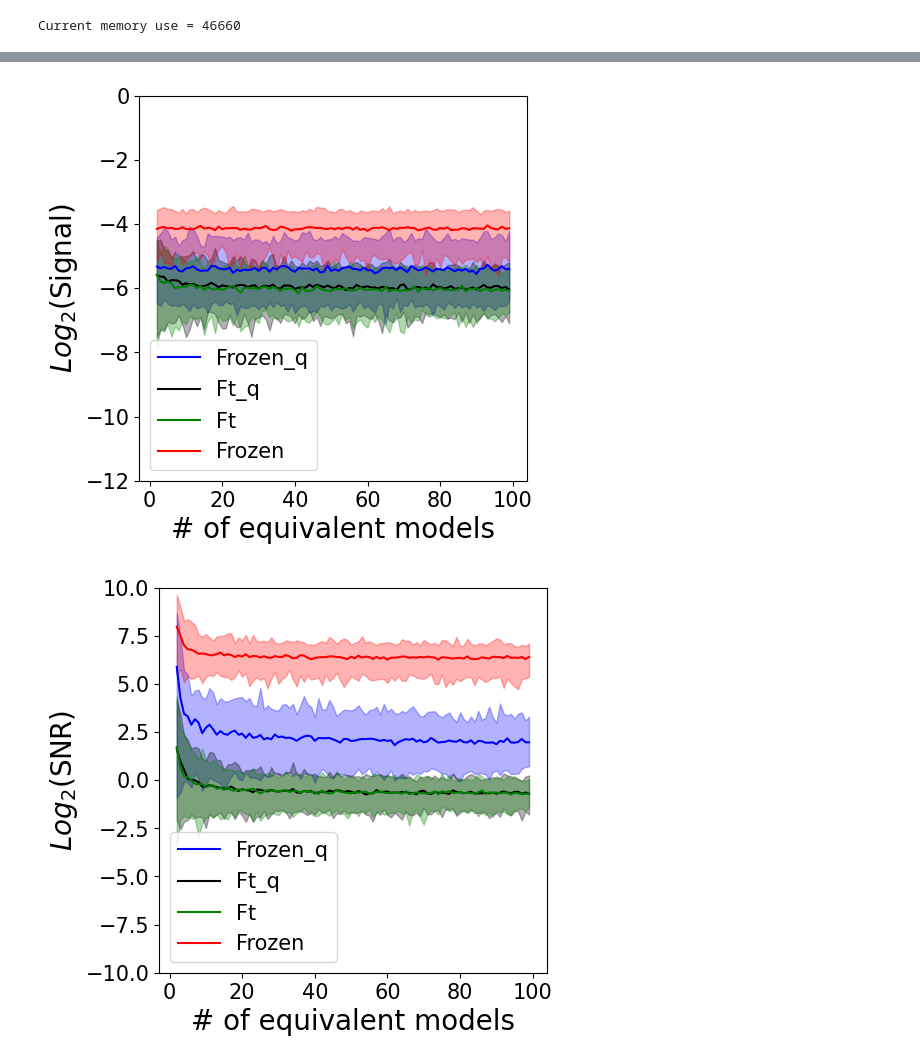
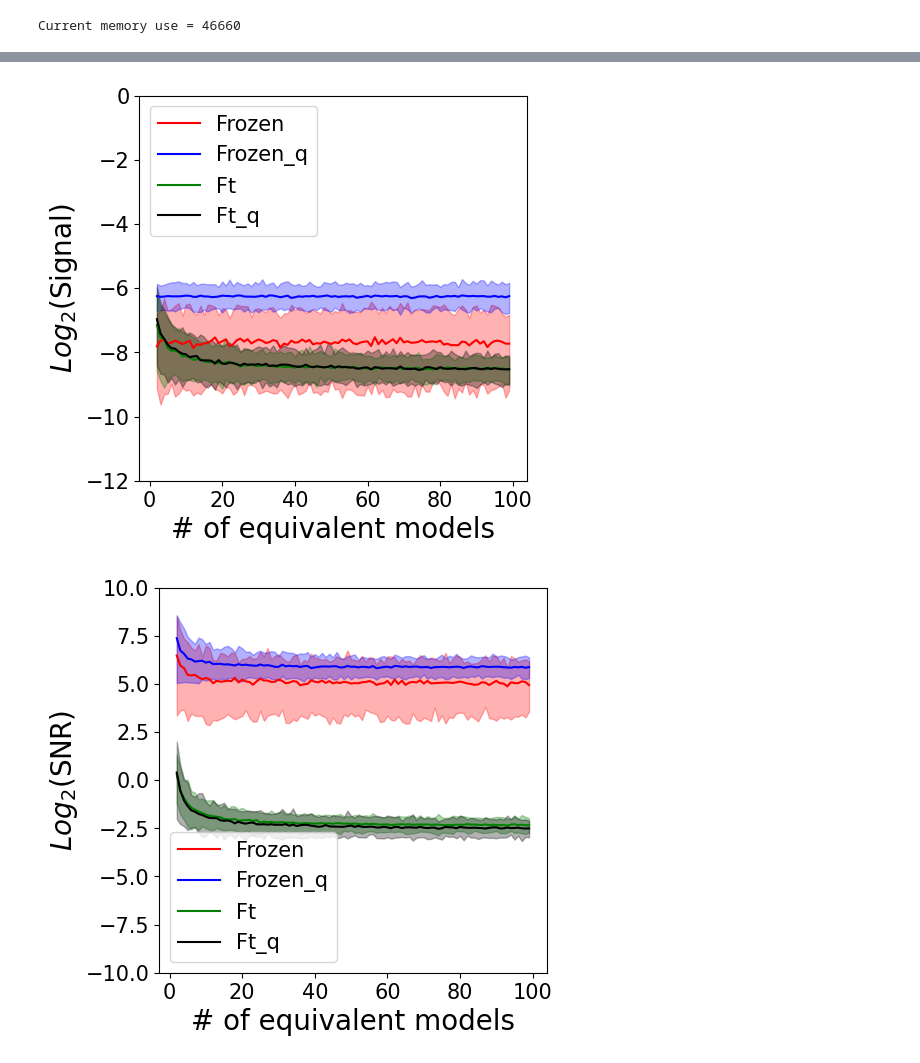
Before and after one commit to jebogaert/Fine-tuning-surface-analysis, a Jupyter notebook: Experiment.ipynb, the cells around one changed output, grey strips where cells are left out. Drawn from its saved outputs; the diff is of its cells as text; code cells hidden in the pictures.

```diff
--- a/Experiment.ipynb
+++ b/Experiment.ipynb
@@ -1289,38 +1306,3 @@ def seed_correlation(text_nbr, all_expls, indices = None, bootstrap = False, lat
         return f'{correlation} & [{lb}; {hb}]'
     else:
         return correlation, ci
-# %%
-import copy as cp
-import random
-for model_name in all_expls_q:
-    accuracies_name = accuracies_q[model_name]
-    all_expls_name = all_expls_q[model_name]
-
-    epsilon_200_best, indices_200_best = compute_epsilon(accuracies_name, n = 200, best=True)
-    epsilon_150_best, indices_150_best = compute_epsilon(accuracies_name, n = 150, best=True)
-    epsilon_100_best, indices_100_best = compute_epsilon(accuracies_name, n = 100, best=True)
-    epsilon_50_best, indices_50_best = compute_epsilon(accuracies_name, n = 50, best=True)
-
-    epsilon_200_closest, indices_200_closest = compute_epsilon(accuracies_name, n = 200)
-    epsilon_150_closest, indices_150_closest = compute_epsilon(accuracies_name, n = 150)
-    epsilon_100_closest, indices_100_closest = compute_epsilon(accuracies_name, n = 100)
-    epsilon_50_closest, indices_50_closest = compute_epsilon(accuracies_name, n = 50)
-
-    for t_nbr in range(20):
-        with open("NeededFiles/Latex_accuracies", 'a+') as f:
-            print("CamemBERT (200 modèles) & ", seed_correlation(t_nbr, all_expls_name, bootstrap=True), "\\\\", file=f)
-            print("CamemBERT (150 plus proches) & ",seed_correlation(t_nbr, all_expls_name, indices = indices_150_closest, bootstrap=True), "\\\\", file=f)
-            print("CamemBERT (150 plus exactes) & ",seed_correlation(t_nbr, all_expls_name, indices = indices_150_best, bootstrap=True), "\\\\", file=f)
-            print("CamemBERT (100 plus proches) & ",seed_correlation(t_nbr, all_expls_name, indices = indices_100_closest, bootstrap=True), "\\\\", file=f)
-            print("CamemBERT (100 plus exactes) & ",seed_correlation(t_nbr, all_expls_name, indices = indices_100_best, bootstrap=True), "\\\\", file=f)
-            print("CamemBERT (50 plus proches) & ",seed_correlation(t_nbr, all_expls_name, indices = indices_50_closest, bootstrap=True), "\\\\", file=f)
-            print("CamemBERT (50 plus exactes) & ",seed_correlation(t_nbr, all_expls_name, indices = indices_50_best, bootstrap=True), "\\\\", file=f)
-
-
-            print("CamemBERT (200 modèles) & ", seed_correlation(t_nbr, all_expls_name, bootstrap=True), "\\\\", file=f)
-            print("CamemBERT (150 plus proches) & ",seed_correlation(t_nbr, all_expls_name, indices = indices_150_closest, bootstrap=True), "\\\\", file=f)
-            print("CamemBERT (150 plus exactes) & ",seed_correlation(t_nbr, all_expls_name, indices = indices_150_best, bootstrap=True), "\\\\", file=f)
-            print("CamemBERT (100 plus proches) & ",seed_correlation(t_nbr, all_expls_name, indices = indices_100_closest, bootstrap=True), "\\\\", file=f)
-            print("CamemBERT (100 plus exactes) & ",seed_correlation(t_nbr, all_expls_name, indices = indices_100_best, bootstrap=True), "\\\\", file=f)
-            print("CamemBERT (50 plus proches) & ",seed_correlation(t_nbr, all_expls_name, indices = indices_50_closest, bootstrap=True), "\\\\", file=f)
-            print("CamemBERT (50 plus exactes) & ",seed_correlation(t_nbr, all_expls_name, indices = indices_50_best, bootstrap=True), "\\\\", file=f)
@@ -1497,7 +1477,7 @@ def make_plot(expls, pos, nbr_of_seeds = 200, withsnr = False, with_avg_val = Fa
 
 import math
 import copy as cp
-text_nbr = 4
+text_nbr = 17
 
 #Uncomment the next line to get the plots for a long text
 #text_nbr = 17
@@ -1553,35 +1533,35 @@ expl_nbr = 100
 
 plt.plot([i for i in range(2, expl_nbr)], [math.log2(i) for i in sig_fro], label = 'Frozen', color='red')
 plt.fill_between([i for i in range(2, expl_nbr)], [math.log2(i) for i in lbs_fro], [math.log2(i) for i in hbs_fro], color = "red", alpha=0.3)
 
 plt.plot([i for i in range(2, expl_nbr)], [math.log2(i) for i in sig_fro_fp4], label = 'Frozen_q', color='blue')
 plt.fill_between([i for i in range(2, expl_nbr)], [math.log2(i) for i in lbs_fro_fp4], [math.log2(i) for i in hbs_fro_fp4], color = "blue", alpha=0.3)
 
 #plt.plot([i for i in range(2, expl_nbr)], [math.log2(i) for i in sig_fro_nf4], label = 'fro_nf4')
 #plt.fill_between([i for i in range(2, expl_nbr)], [math.log2(i) for i in lbs_fro_nf4], [math.log2(i) for i in hbs_fro_nf4], alpha=0.3)
 
 plt.plot([i for i in range(2, expl_nbr)], [math.log2(i) for i in sig_ft], label = 'Ft', color='green')
 plt.fill_between([i for i in range(2, expl_nbr)], [math.log2(i) for i in lbs_ft], [math.log2(i) for i in hbs_ft], color = "green", alpha=0.3)
 
 plt.plot([i for i in range(2, expl_nbr)], [math.log2(i) for i in sig_ft_fp4], label = 'Ft_q', color='black')
 plt.fill_between([i for i in range(2, expl_nbr)], [math.log2(i) for i in lbs_ft_fp4], [math.log2(i) for i in hbs_ft_fp4], color = "black", alpha=0.3)
 
 #plt.plot([i for i in range(2, expl_nbr)], [math.log2(i) for i in sig_ft_nf4], label = 'ft_nf4')
 #plt.fill_between([i for i in range(2, expl_nbr)], [math.log2(i) for i in lbs_ft_nf4], [math.log2(i) for i in hbs_ft_nf4], alpha=0.3)
 
 
 
 
 
 plt.ylim(-12, 0)#For relm poster
 plt.xlabel('# of equivalent models', fontsize=20)
 plt.ylabel(r'$Log_{2}$(Signal)', fontsize=20)
 plt.xticks(fontsize=15)
 plt.yticks(fontsize=15)
-plt.legend(fontsize=15)
+plt.legend(fontsize=15, loc=2)
 plt.show()
 # %% [output]
-[figure, old version]
+[figure, new version]
 # %%
 #SNR plot
 
@@ -1615,7 +1595,7 @@ plt.yticks(fontsize=15)
 plt.legend(fontsize=15)
 plt.show()
 # %% [output]
-[figure, old version]
+[figure, new version]
 # %%
 #Noise plot
 
```
Also changed, not shown: parts of 49 cells of this notebook, 1 other file.
